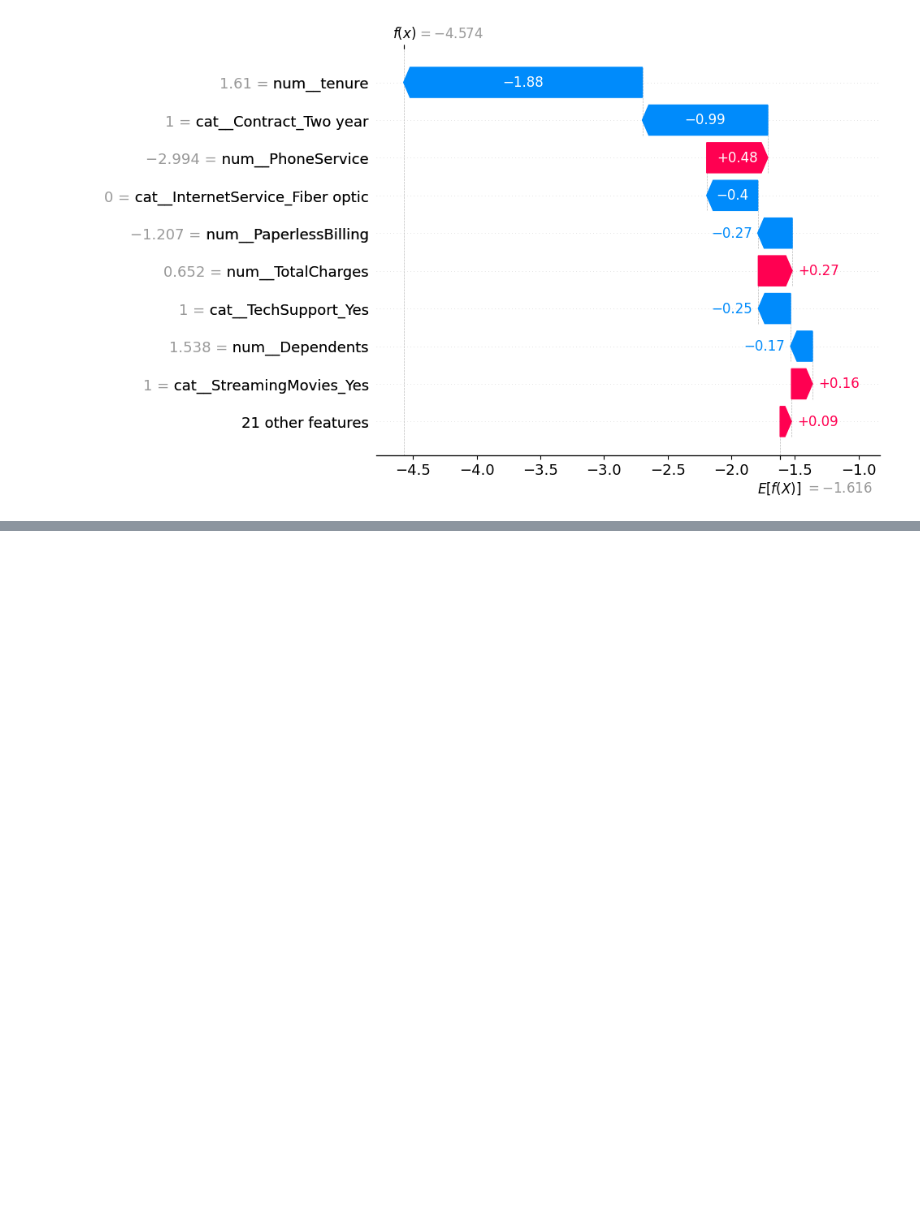
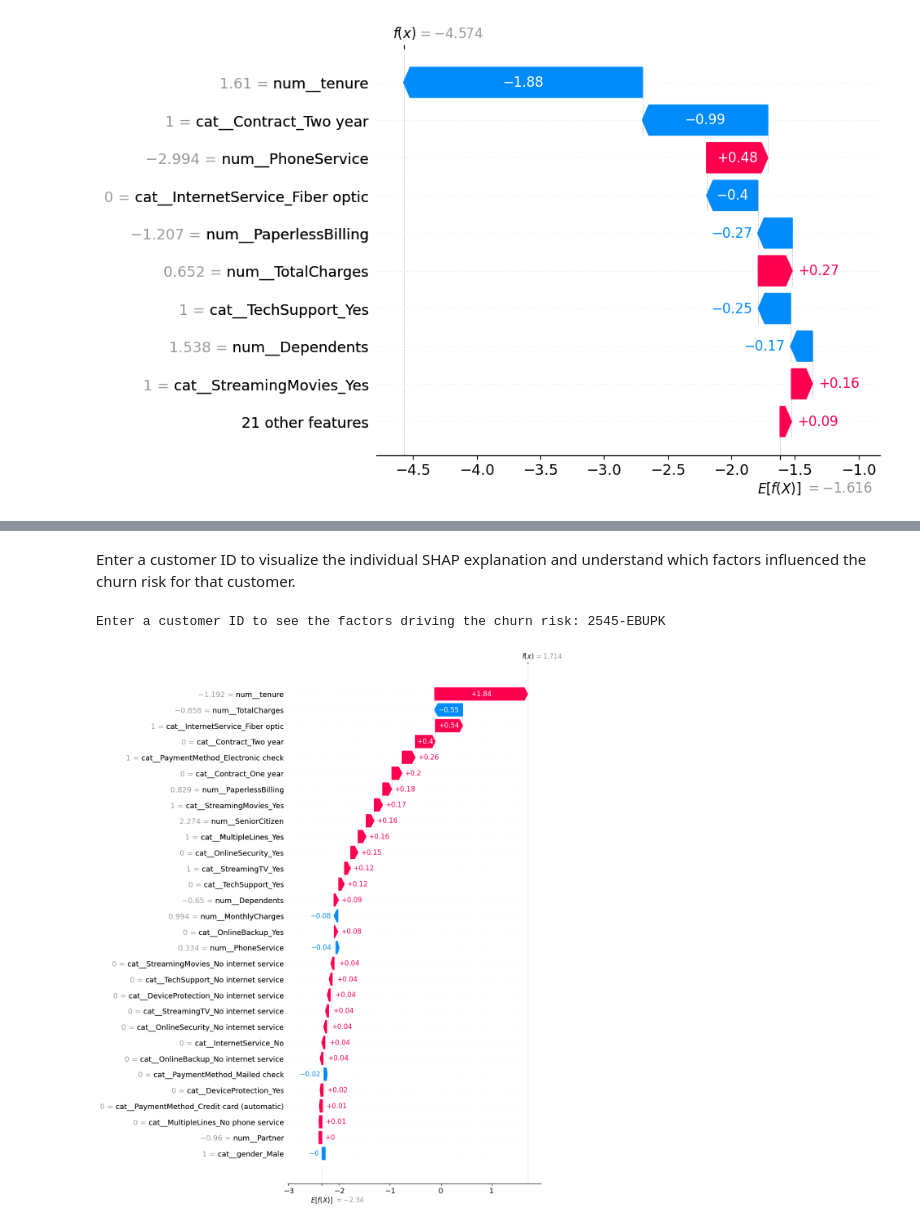
Before and after one commit to JessePMelo/Telco-Customer-Churn, a Jupyter notebook: data_science/notebooks/Telco_Customer_Churn.ipynb, the cells around one changed output, grey strips where cells are left out. Cells and saved outputs as stored; diff of their text form; code cells hidden in the pictures; blank space fills up the shorter version.

Commit message:
WIP Key Drivers of Churn in the Highest-Risk Customer Segment

```diff
--- a/data_science/notebooks/Telco_Customer_Churn.ipynb
+++ b/data_science/notebooks/Telco_Customer_Churn.ipynb
@@ -1107,0 +1118,10 @@ shap.plots.waterfall(
+# %%
+import shap
+
+X_train_transformed = pipeline.named_steps['preprocessing'].transform(df.drop(columns=['customerID',
+                                                                                       'Churn',
+                                                                                       'risk_churn - per cent',
+                                                                                       'risk_quartile']))
+
+explainer = shap.LinearExplainer(logreg, X_train_transformed)
+shap_values = explainer.shap_values(X_train_transformed)
@@ -1107,0 +1144,17 @@ shap.plots.waterfall(
+# %% [markdown]
+Enter a customer ID to visualize the individual SHAP explanation and understand which factors influenced the churn risk for that customer.
+# %%
+input("Enter a customer ID to see the factors driving the churn risk: ")
+
+shap.plots.waterfall(
+    shap.Explanation(
+        values=shap_values[0],
+        base_values=explainer.expected_value,
+        data=X_train_transformed[0],
+        feature_names=feature_names
+    ),
+    max_display=len(feature_names)
+)
+# %% [output]
+Enter a customer ID to see the factors driving the churn risk: 2545-EBUPK
+[figure, added]
```
Also changed, not shown: parts of 5 cells of this notebook.
